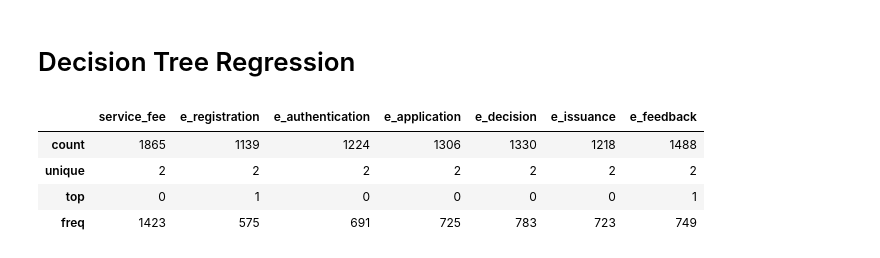
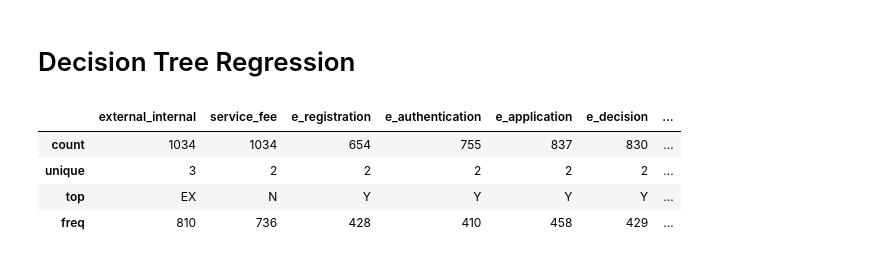
Before and after one commit to d-ta/GC-Service-Inventory-EDA, a Jupyter notebook: GC Service Inventory_DJ.ipynb, the cells around one changed output. Cells and saved outputs as stored; diff of their text form; code cells hidden in the pictures.

```diff
--- a/GC Service Inventory_DJ.ipynb
+++ b/GC Service Inventory_DJ.ipynb
@@ -86,7 +120,7 @@ df_inv.fiscal_yr.unique()
 array(['2016-2017', '2017-2018', '2018-2019'], dtype=object)
 # %%
 departments = df_inv[df_inv.fiscal_yr == '2016-2017'].department_name_en.unique()
-df = df_inv[df_inv.department_name_en.isin(departments) & (df_inv.fiscal_yr != '2018-2019')]
+df = df_inv[df_inv.department_name_en.isin(departments)]
 # %%
 df.head()
 # %% [output]
@@ -335,14 +366,14 @@ plt.show()
 # Decision Tree Regression
 # %%
 # Before converting data, we have to replace some nan columns
-columns_to_code = ['service_fee', 'e_registration', 'e_authentication','e_application', 'e_decision', 'e_issuance', 'e_feedback']
-df_inv[columns_to_code].describe()
+columns_to_code = ['external_internal', 'service_fee', 'e_registration', 'e_authentication','e_application', 'e_decision', 'e_issuance', 'e_feedback']
+df[columns_to_code].describe()
 # %% [output]
-|  | service_fee | e_registration | e_authentication | e_application | e_decision | e_issuance | e_feedback |
-| count | 1865 | 1139 | 1224 | 1306 | 1330 | 1218 | 1488 |
-| unique | 2 | 2 | 2 | 2 | 2 | 2 | 2 |
-| top | 0 | 1 | 0 | 0 | 0 | 0 | 1 |
-| freq | 1423 | 575 | 691 | 725 | 783 | 723 | 749 |
+|  | external_internal | service_fee | e_registration | e_authentication | e_application | e_decision | ... |
+| count | 1034 | 1034 | 654 | 755 | 837 | 830 | ... |
+| unique | 3 | 2 | 2 | 2 | 2 | 2 | ... |
+| top | EX | N | Y | Y | Y | Y | ... |
+| freq | 810 | 736 | 428 | 410 | 458 | 429 | ... |
 # %%
 # Convert categorical data we need to analyze to numerical
 for col in columns_to_code:
```
Also changed, not shown: parts of 23 cells of this notebook.
